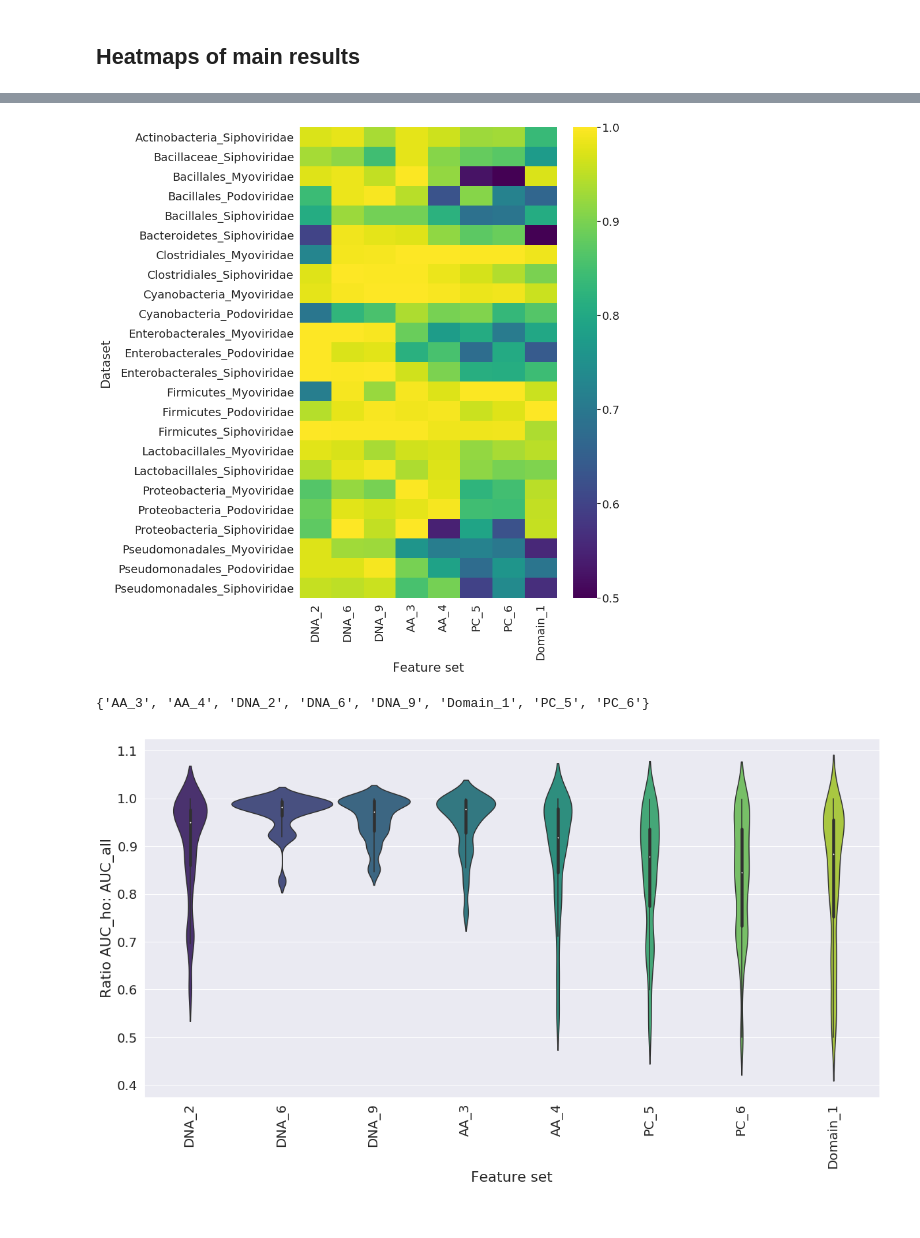
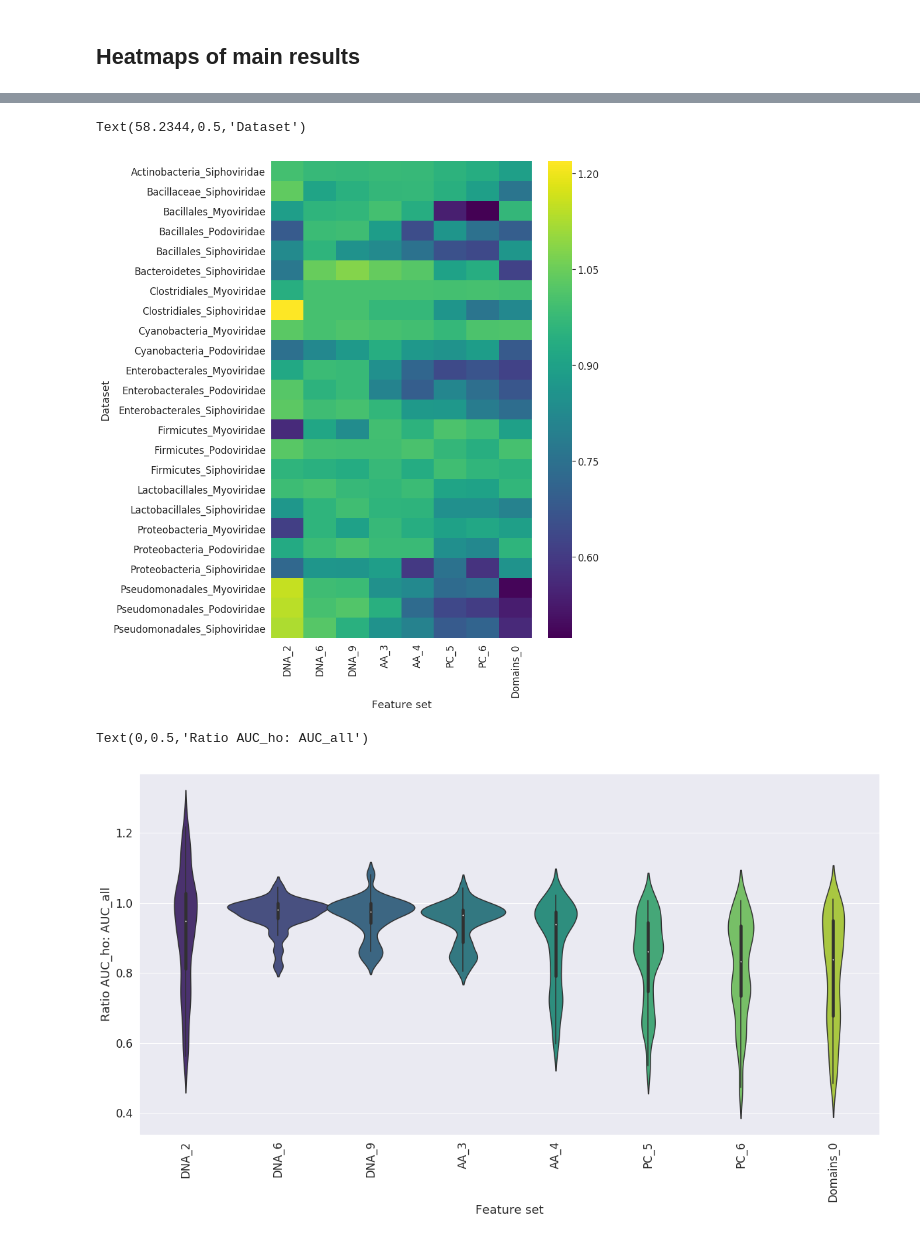
Before and after one commit to youngfran/virus_host_predict, a Jupyter notebook: code/Plots_HO_AUC_Bact.ipynb, the cells around one changed output, grey strips where cells are left out. Cells and saved outputs as stored; diff of their text form; code cells hidden in the pictures.

```diff
--- a/code/Plots_HO_AUC_Bact.ipynb
+++ b/code/Plots_HO_AUC_Bact.ipynb
@@ -175,10 +73,0 @@ ratios_df['ratios']= ratios_df.apply( lambda row:  row['ho_AUC']/row['all_AUC']
-# %%
-#row:'Holdout' if row['training group']== 'oldout' else row['training group']
-a= ratios_df['ho_AUC']-0.5
-b= ratios_df['all_AUC']- 0.5
-
-ratios_df['ratios2'] =((ratios_df['ho_AUC']-0.5)/(ratios_df['all_AUC']- 0.5)).replace(np.inf,1)
-
-#ratios_df['ratios']= ratios_df.apply( lambda row:  row['ho_AUC']/row['all_AUC']  , axis=1)
-#
-ratios_df['ratio3']= ratios_df.apply( lambda row:  (row['ho_AUC']-0.5)/(row['all_AUC']- 0.5 ) , axis=1)
@@ -196,3 +73,0 @@ ratios_df.head()
-# %%
-ratios_df['ratios4']= ratios_df.apply( lambda row:  row ['ratio3'] if row['ratio3'] <= 1  else 1 , axis=1)
-ratios_df['ratios4']= ratios_df.apply( lambda row:  row ['ratios4'] if row['ratios4'] >0  else 0 , axis=1)
@@ -213,7 +75,2 @@ AttributeError: 'DataFrame' object has no attribute 'ratios4'
 ds=  lambda row:  f'{row ["Dataset"].split("_")[1]}_{row ["Dataset"].split("_")[0]}'
 ratios_df['DS'] = ratios_df.apply (ds, axis =1)
-# %%
-#df1 = ratios_df.sort_values('tax_x')
-unique =[]
-[unique.append(ds) for ds in(list(results['Dataset']))if ds not in unique ]
-unique
@@ -240,4 +79,4 @@ unique1 =[ f'{s.split("_")[1]}_{s.split("_")[0]}' for s in unique ]
 unique2 =[]
 [unique2.append(ds) for ds in unique1 if ds not in unique2 ]
 (unique2.sort())
-unique2
+df_heatmap = ratios_df.pivot('DS','Feature set', 'ratios').reindex(unique2)
@@ -284,36 +83,19 @@ memory usage: 1.7+ KB
 # %%
 f, ax = plt.subplots(figsize=(10, 15))
-
-sns.heatmap(df,cmap = 'viridis',  ax=ax)
+sns.heatmap(df_heatmap,cmap = 'viridis',  ax=ax)
 plt.ylabel ( 'Dataset' )
-f.savefig('Figures/heatmap_ratios_Bact.png', bbox_inches="tight", dpi=500)
 # %% [output]
+Text(58.2344,0.5,'Dataset')
-[figure, old version]
+[figure, new version]
-# %%
-
-fs2drop = ['DNA_3']
-#ss= df[df.tax == t]
-df = ratios_df[ratios_df['Feature set'] != 'DNA_3']
-fs_order =['DNA_2','DNA_6','DNA_9','AA_3','AA_4','PC_5','PC_6','Domain_1']
-set(df['Feature set'])
-# %% [output]
-{'AA_3', 'AA_4', 'DNA_2', 'DNA_6', 'DNA_9', 'Domain_1', 'PC_5', 'PC_6'}
 # %%
 ratios_df['Feature set'].cat.set_categories(fs_order, inplace=True)
 # %%
 g, ax = plt.subplots(figsize=(20, 10))
 #
-#plt.xticks(rotation='vertical')
-#plt.title(f' Ratios  ALL_AUC:HO_AUC ')
-f = sns.violinplot( x = 'Feature set', y ='ratios5',  palette = 'viridis',width = 1.1,bw = .3,
+f = sns.violinplot( x = 'Feature set', y ='ratios',  palette = 'viridis',width = 1.1,bw = .3,
                 ax =ax, data = ratios_df)
 plt.xticks(rotation='vertical')
 plt.ylabel ( 'Ratio AUC_ho: AUC_all' )
-#ax.set(ylim = (0,1.25) )
-#f = sns.catplot( x = 'Feature set', y ='ratios2', kind = 'violin',  palette = 'viridis',#width = 1,
- #               ax =ax, data = ratios_df)
-#sns.swarmplot( x = 'Feature set', y ='ratio', cut = 1,
-#                ax =ax, data = ratios_df)
-g.savefig('Figures/violinplot_ratios_Bact.png', bbox_inches="tight", dpi=500)
 # %% [output]
+Text(0,0.5,'Ratio AUC_ho: AUC_all')
-[figure, old version]
+[figure, new version]
```
Also changed, not shown: parts of 29 cells of this notebook, 5 other files.
